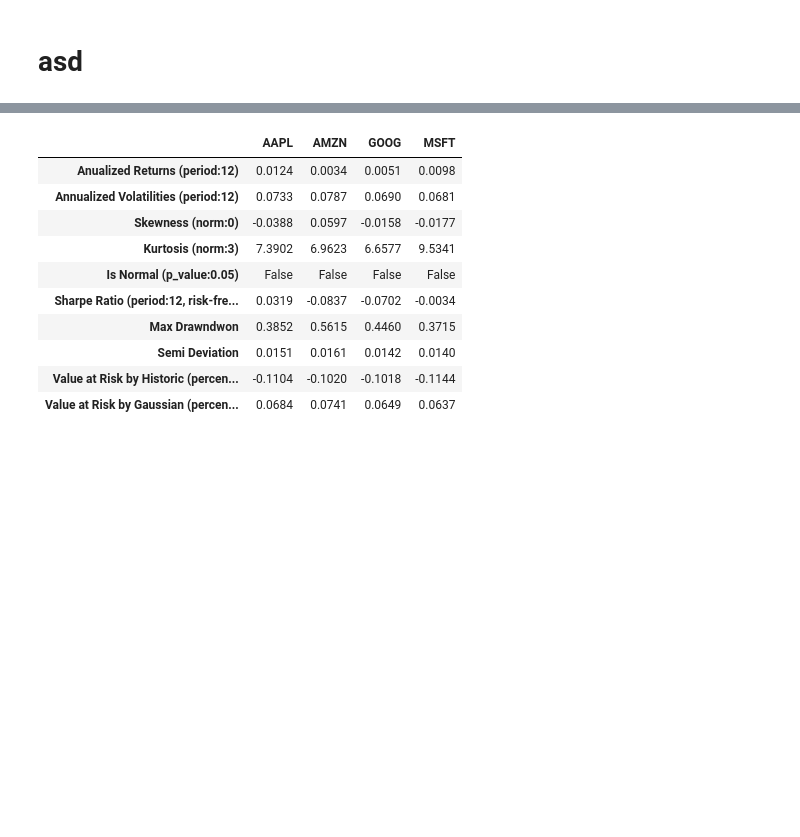
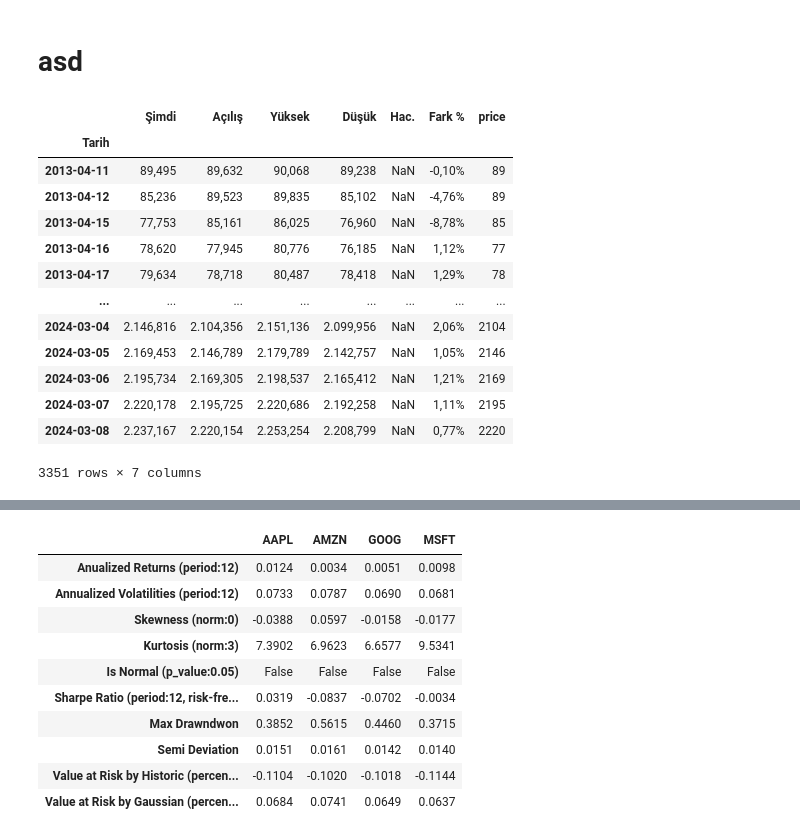
Before and after one commit to erenkotar/PORTFOLIO-OPTIMIZATION-with-REINFORCEMENT-LEARNING, a Jupyter notebook: app/analyze.ipynb, the cells around one changed output, grey strips where cells are left out. Cells and saved outputs as stored; diff of their text form; code cells hidden in the pictures; blank space fills up the shorter version.

```diff
--- a/app/analyze.ipynb
+++ b/app/analyze.ipynb
@@ -419,3 +402,26 @@ fig.update_layout(title_text="Summary Report Graphs", showlegend=False, height=f
 fig.show()
 # %% [markdown]
 # asd
+# %%
+gold_df = pd.read_csv("data/gold_historic.csv")
+gold_df["Tarih"] = pd.to_datetime(gold_df["Tarih"], format="%d.%m.%Y")
+gold_df.set_index("Tarih", inplace=True)
+gold_df.sort_index(inplace=True)
+gold_df["price"] = (gold_df.iloc[:, 1].apply(lambda x: x.replace(".", "").replace(",","."))).str.split(".").apply(lambda x: x[0]).astype(int)
+# %%
+gold_df
+# %% [output]
+|  | Şimdi | Açılış | Yüksek | Düşük | Hac. | Fark % | price |
+| Tarih |  |  |  |  |  |  |  |
+| 2013-04-11 | 89,495 | 89,632 | 90,068 | 89,238 | NaN | -0,10% | 89 |
+| 2013-04-12 | 85,236 | 89,523 | 89,835 | 85,102 | NaN | -4,76% | 89 |
+| 2013-04-15 | 77,753 | 85,161 | 86,025 | 76,960 | NaN | -8,78% | 85 |
+| 2013-04-16 | 78,620 | 77,945 | 80,776 | 76,185 | NaN | 1,12% | 77 |
+| 2013-04-17 | 79,634 | 78,718 | 80,487 | 78,418 | NaN | 1,29% | 78 |
+| ... | ... | ... | ... | ... | ... | ... | ... |
+| 2024-03-04 | 2.146,816 | 2.104,356 | 2.151,136 | 2.099,956 | NaN | 2,06% | 2104 |
+| 2024-03-05 | 2.169,453 | 2.146,789 | 2.179,789 | 2.142,757 | NaN | 1,05% | 2146 |
+| 2024-03-06 | 2.195,734 | 2.169,305 | 2.198,537 | 2.165,412 | NaN | 1,21% | 2169 |
+| 2024-03-07 | 2.220,178 | 2.195,725 | 2.220,686 | 2.192,258 | NaN | 1,11% | 2195 |
+| 2024-03-08 | 2.237,167 | 2.220,154 | 2.253,254 | 2.208,799 | NaN | 0,77% | 2220 |
+3351 rows × 7 columns
```
Also changed, not shown: parts of 19 cells of this notebook.
